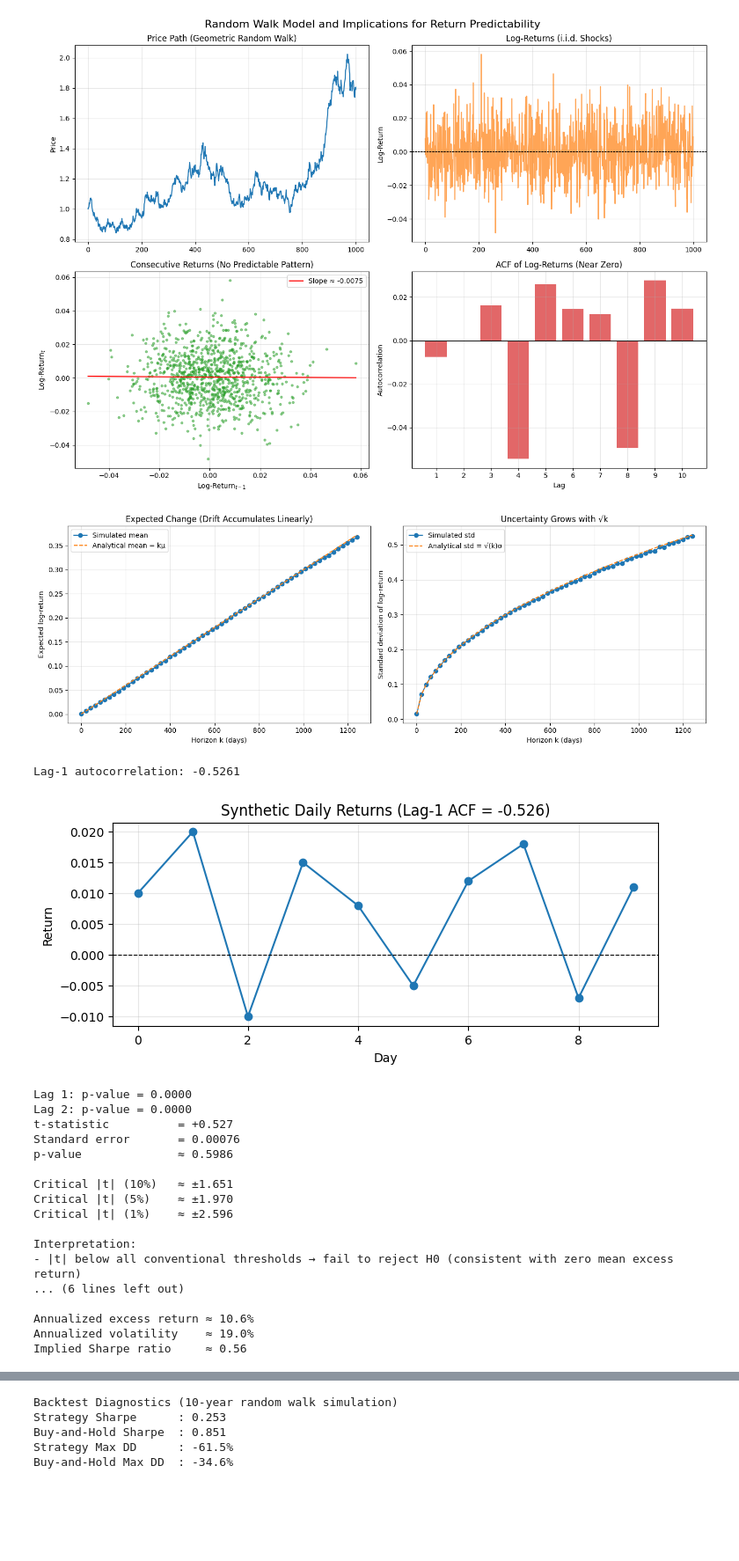
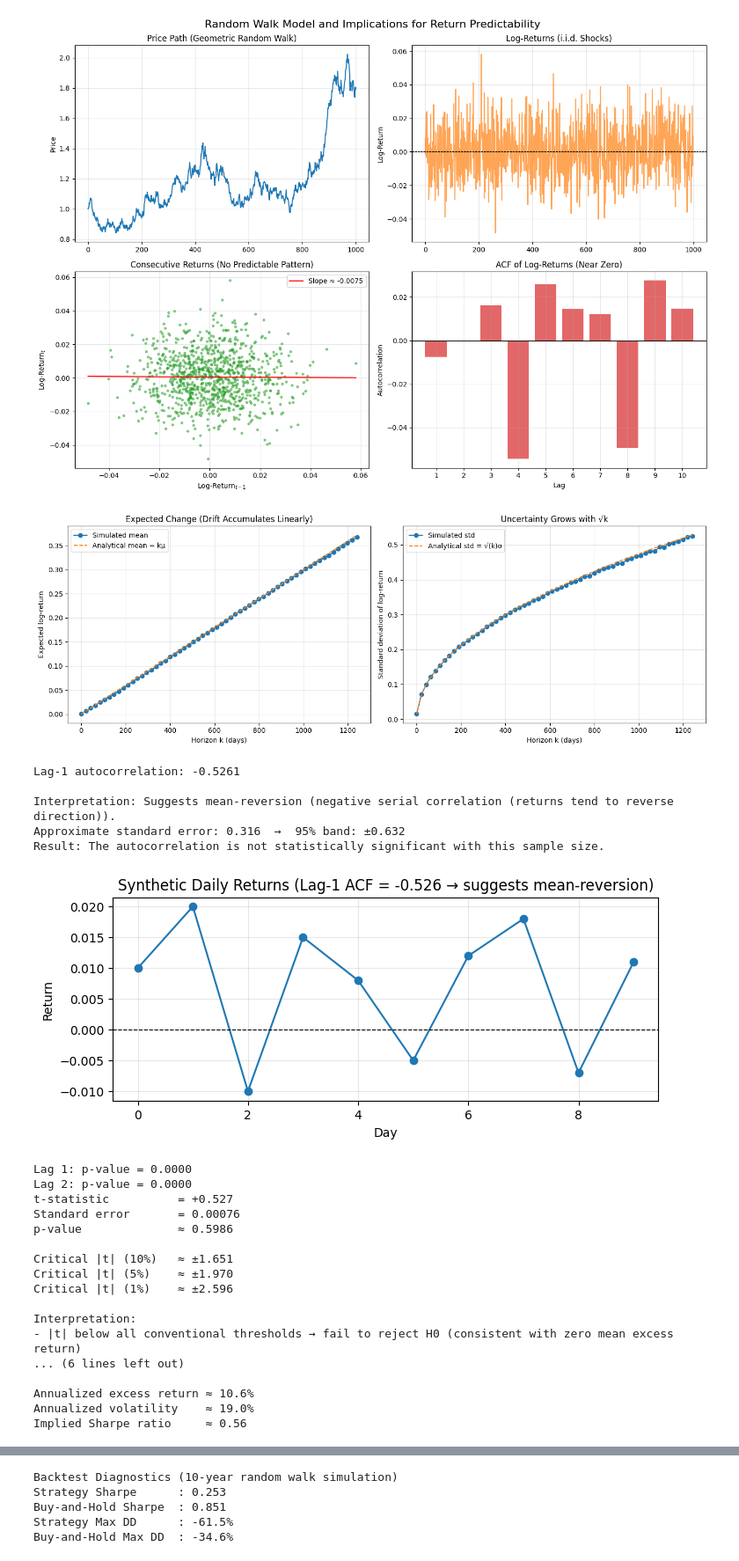
Before and after one commit to meacreatio/tpq, a Jupyter notebook: week5/paat_1.ipynb, the cells around one changed output, grey strips where cells are left out. Shown at 88% size. Cells and saved outputs as stored; diff of their text form; code cells hidden in the pictures; blank space fills up the shorter version.

Commit message:
add dynamic output

```diff
--- a/week5/paat_1.ipynb
+++ b/week5/paat_1.ipynb
@@ -243,12 +243,32 @@ def lag_one_autocorr(r):
 
 rho1 = lag_one_autocorr(returns)
 
+# Dynamic interpretation based on lag-1 autocorrelation
+if rho1 > 0.1:
+    pattern = "momentum"
+    description = "positive serial correlation (returns tend to persist in direction)"
+elif rho1 < -0.1:
+    pattern = "mean-reversion"
+    description = "negative serial correlation (returns tend to reverse direction)"
+else:
+    pattern = "noise"
+    description = "near-zero serial correlation (random, unpredictable behavior)"
+
+# Rough statistical significance check (rule of thumb)
+T = len(returns)
+se = 1 / np.sqrt(T)  # Approximate standard error under null of no autocorrelation
+significant = "statistically significant (approx. 95% level)" if abs(rho1) > 2 * se else "not statistically significant"
+
 print(f"Lag-1 autocorrelation: {rho1:.4f}")
+print(f"\nInterpretation: Suggests {pattern} ({description}).")
+print(f"Approximate standard error: {se:.3f}  →  95% band: ±{2*se:.3f}")
+print(f"Result: The autocorrelation is {significant} with this sample size.\n")
 
+# Plot with interpretation in title
 plt.figure(figsize=(8, 3))
 plt.plot(returns, 'o-', color="#1f77b4")
 plt.axhline(0, color='black', linewidth=0.8, linestyle='--')
-plt.title(f"Synthetic Daily Returns (Lag-1 ACF = {rho1:.3f})")
+plt.title(f"Synthetic Daily Returns (Lag-1 ACF = {rho1:.3f} → suggests {pattern})")
 plt.ylabel("Return")
 plt.xlabel("Day")
 plt.grid(True, alpha=0.3)
@@ -413,34 +433,38 @@ fig, (ax1, ax2) = plt.subplots(2, 1, figsize=(12, 9), sharex=True)
 ax1.plot(df['close'], label='Price', alpha=0.7)
 ax1.plot(df['sma_short'], label=f'SMA {short_window}')
 ax1.plot(df['sma_long'], label=f'SMA {long_window}')
 ax1.set_title('Moving-Average Crossover Strategy on Random Walk Prices')
 ax1.legend()
 ax1.grid(True, alpha=0.3)
 
 ax2.plot(df['cum_market'], label='Buy-and-Hold')
 ax2.plot(df['cum_strategy'], label='MA Crossover')
 ax2.set_title('Cumulative Returns')
 ax2.legend()
 ax2.grid(True, alpha=0.3)
 
 plt.tight_layout()
 plt.show()
 
 # Diagnostic summary
 print("Backtest Diagnostics (10-year random walk simulation)")
 print(f"Strategy Sharpe      : {strat_sharpe:.3f}")
 print(f"Buy-and-Hold Sharpe  : {market_sharpe:.3f}")
 print(f"Strategy Max DD      : {strat_mdd:.1%}")
 print(f"Buy-and-Hold Max DD  : {market_mdd:.1%}")
 
 # Interpretation under EMH baseline:
 # - On pure random walk data, the strategy typically shows near-zero or negative Sharpe
 #   and larger drawdowns due to whipsaws.
 # - Consistent with no genuine edge.
 # %% [output]
 [figure]
 Lag-1 autocorrelation: -0.5261
+
+Interpretation: Suggests mean-reversion (negative serial correlation (returns tend to reverse direction)).
+Approximate standard error: 0.316  →  95% band: ±0.632
+Result: The autocorrelation is not statistically significant with this sample size.
-[figure, old version]
+[figure, new version]
 Lag 1: p-value = 0.0000
 Lag 2: p-value = 0.0000
 t-statistic          = +0.527
```
Also changed, not shown: parts of 1 cell of this notebook.
